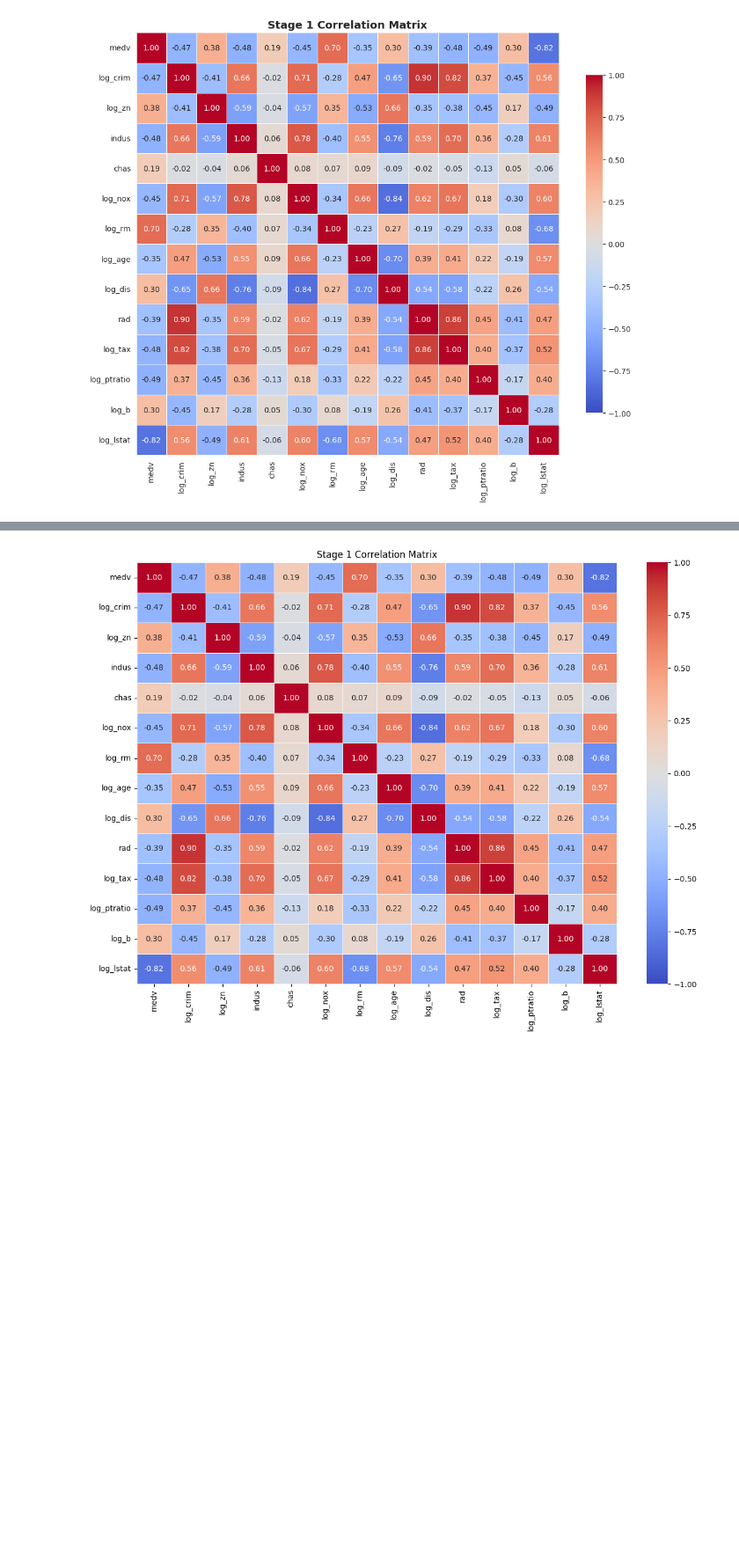
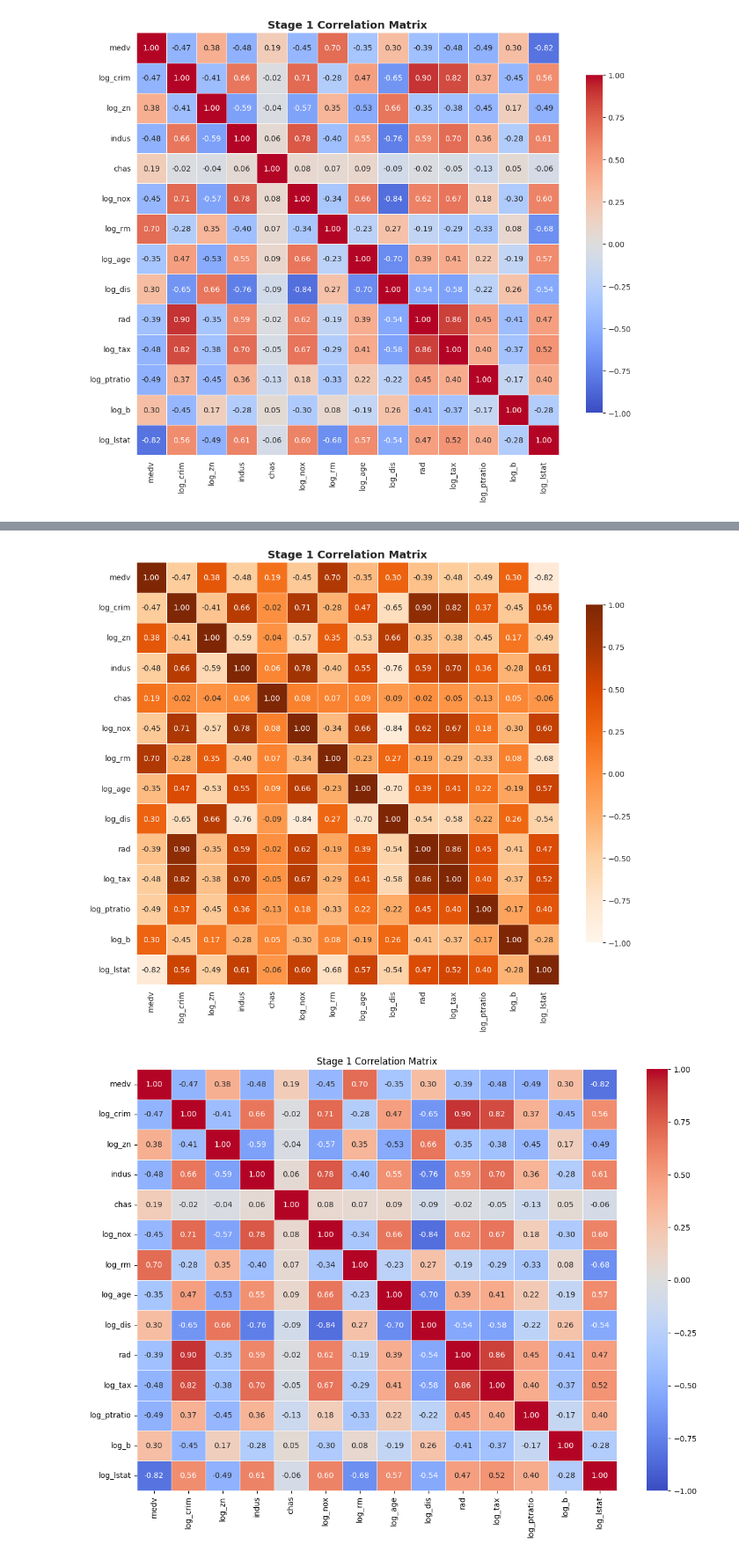
Before and after one commit to JoseAlberto88/Predictive-Analytics-, a Jupyter notebook: DAMO510_Module_04_in_Class_Activity_Starter_notebook.ipynb, the cells around one changed output, grey strips where cells are left out. Shown at 88% size. Drawn from its saved outputs; the diff is of its cells as text; code cells hidden in the pictures; blank space fills up the shorter version.

```diff
--- a/DAMO510_Module_04_in_Class_Activity_Starter_notebook.ipynb
+++ b/DAMO510_Module_04_in_Class_Activity_Starter_notebook.ipynb
@@ -603,3 +626,20 @@ plt.show()
+# %%
+plt.figure(figsize=(11, 9))
+sns.heatmap(
+    corr_stage1,
+    annot=True,
+    fmt=".2f",
+    cmap="Oranges",   # sequential, but since sign matters, add a diverging touch below
+    vmin=-1, vmax=1,
+    square=True,
+    linewidths=0.5,
+    cbar_kws={"shrink": 0.8}
+)
+plt.title("Stage 1 Correlation Matrix", fontsize=14, fontweight="bold")
+plt.tight_layout()
+plt.show()
+# %% [output]
+[figure, added]
 # %%
 # %% [output]
 [figure]
```
Also changed, not shown: parts of 1 cell of this notebook.
